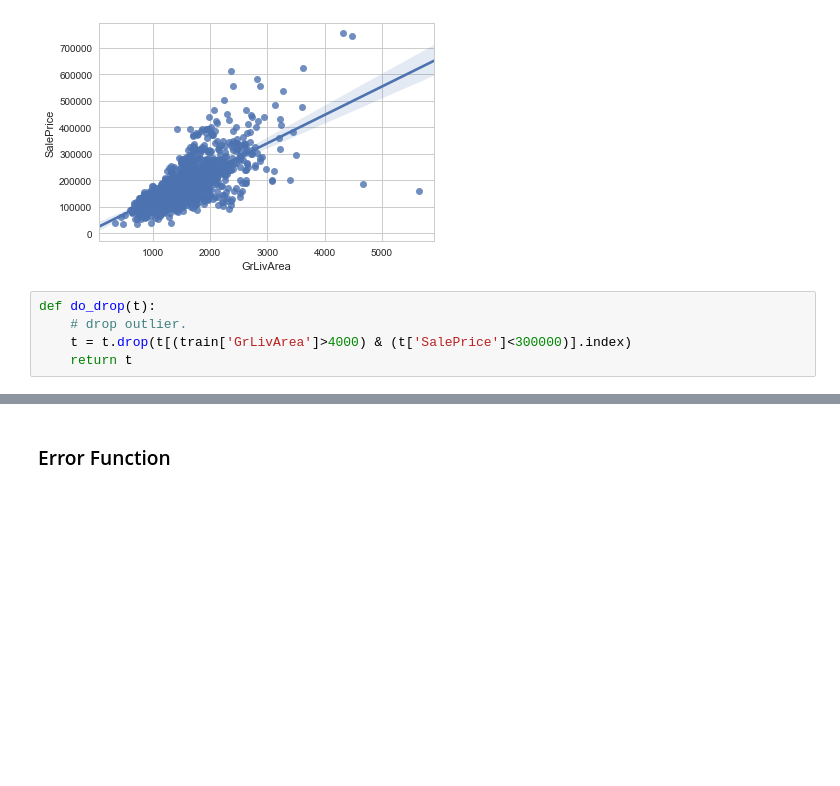
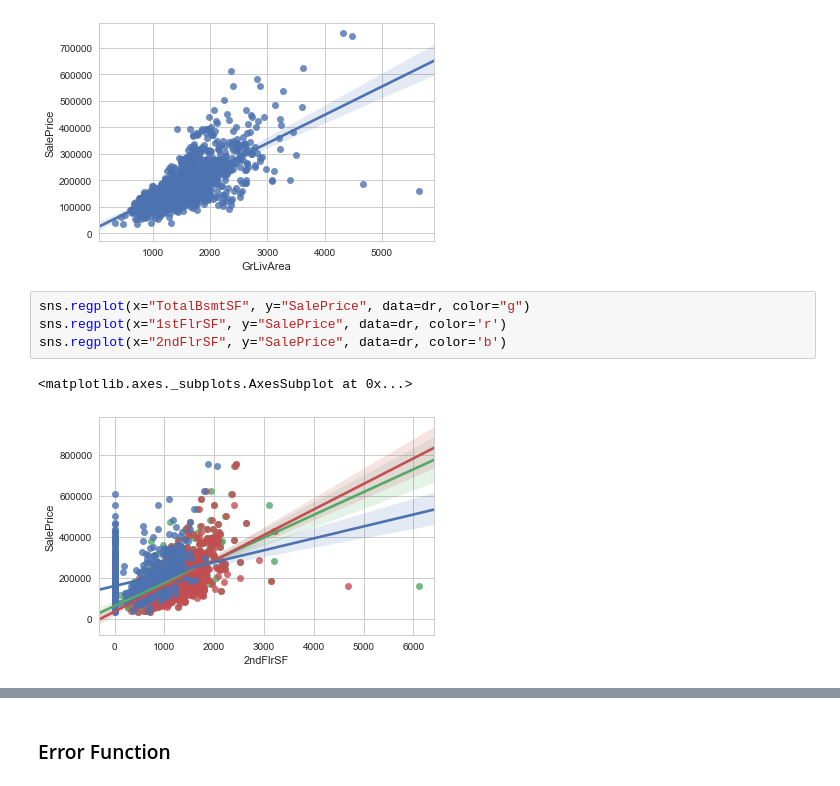
Before and after one commit to kkchuchu/kkchuchu.mushroom, a Jupyter notebook: kaggle/hp/House Prices- Advanced Regression Techniques.ipynb, the cells around one changed output, grey strips where cells are left out. Saved outputs shown, nothing was run; the diff lists cells and outputs as text; blank space fills up the shorter version.

```diff
--- a/kaggle/hp/House Prices- Advanced Regression Techniques.ipynb
+++ b/kaggle/hp/House Prices- Advanced Regression Techniques.ipynb
@@ -178,8 +185,10 @@ dr.query('GrLivArea > 4000').query('SalePrice > 700000')
 | 1182 | 1183 | 5 | 3 | 160.0 | 15623 | 1 | -1 | 0 | 3 | ... |
 2 rows × 81 columns
 [figure]
-# %%
-def do_drop(t):
-    # drop outlier.
-    t = t.drop(t[(train['GrLivArea']>4000) & (t['SalePrice']<300000)].index)
-    return t
+# %%
+sns.regplot(x="TotalBsmtSF", y="SalePrice", data=dr, color="g")
+sns.regplot(x="1stFlrSF", y="SalePrice", data=dr, color='r')
+sns.regplot(x="2ndFlrSF", y="SalePrice", data=dr, color='b')
+# %% [output]
+<matplotlib.axes._subplots.AxesSubplot at 0x...>
+[figure, added]
```
Also changed, not shown: parts of 51 cells of this notebook.
